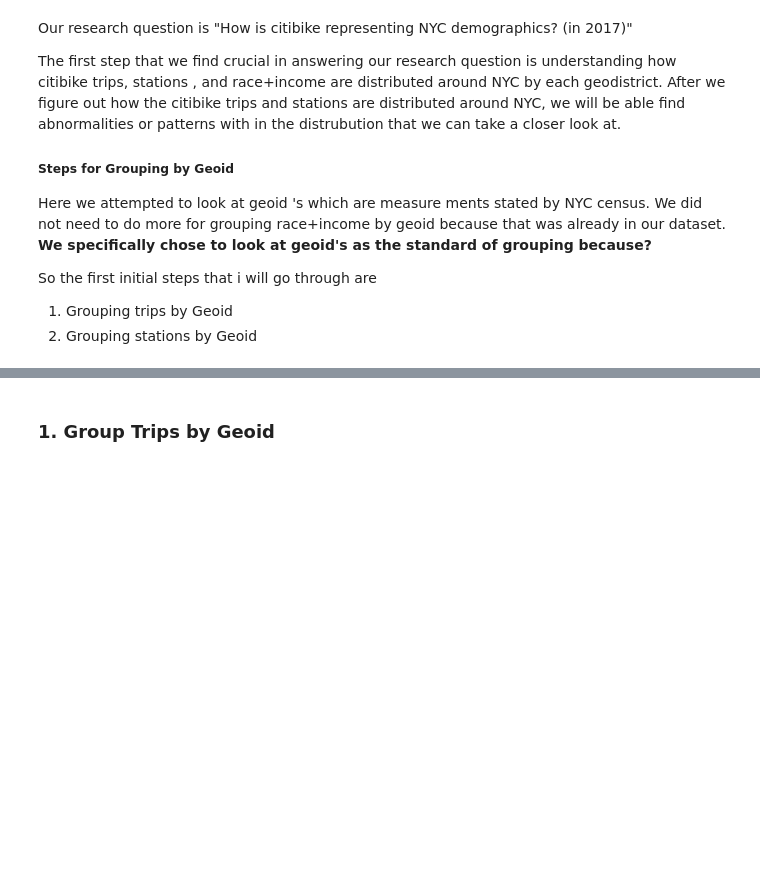
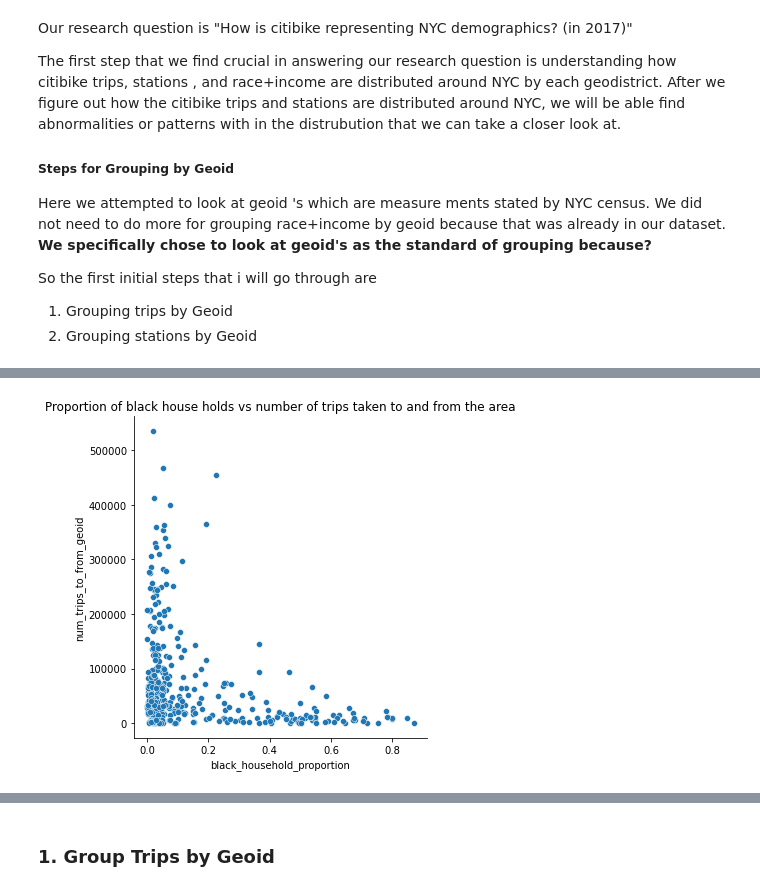
Before and after one commit to shljessie/INFO-2950, a Jupyter notebook: project_phase_submissions/phase4.ipynb, the cells around one changed output, grey strips where cells are left out. Cells and saved outputs as stored; diff of their text form; code cells hidden in the pictures; blank space fills up the shorter version.

```diff
--- a/project_phase_submissions/phase4.ipynb
+++ b/project_phase_submissions/phase4.ipynb
@@ -312,0 +323,14 @@ So the first initial steps that i will go through are
+# %%
+start_station_geoid_trip_count = pd.DataFrame(trip_df.groupby("start_station_geoid").size())
+start_station_geoid_trip_count.rename(columns={0:'num_trips_from_geoid'},inplace=True)
+# %%
+end_station_geoid_trip_count = pd.DataFrame(trip_df.groupby("end_station_geoid").size())
+end_station_geoid_trip_count.rename(columns={0:'num_trips_to_geoid'},inplace=True)
+# %%
+race_income_trips = race_income_df.merge(start_station_geoid_trip_count, left_on='geoid',right_on='start_station_geoid')
+race_income_trips = race_income_trips.merge(end_station_geoid_trip_count, left_on='geoid',right_on='end_station_geoid')
+race_income_trips['num_trips_to_from_geoid'] = race_income_trips['num_trips_from_geoid'] + race_income_trips['num_trips_to_geoid']
+# %%
+race_income_trips['white_household_proportion'] = race_income_trips['2017 race: White'] / race_income_trips['2017 race: total households']
+race_income_trips['black_household_proportion'] = race_income_trips['2017 race: Black'] / race_income_trips['2017 race: total households']
+race_income_trips['asian_household_proportion'] = race_income_trips['2017 race: Asian'] / race_income_trips['2017 race: total households']
@@ -312,0 +346,6 @@ So the first initial steps that i will go through are
+# %%
+sns.relplot(x='black_household_proportion',y='num_trips_to_from_geoid',data=race_income_trips)
+plt.title('Proportion of black house holds vs number of trips taken to and from the area')
+plt.show()
+# %% [output]
+[figure, added]
```
Also changed, not shown: parts of 35 cells of this notebook.
